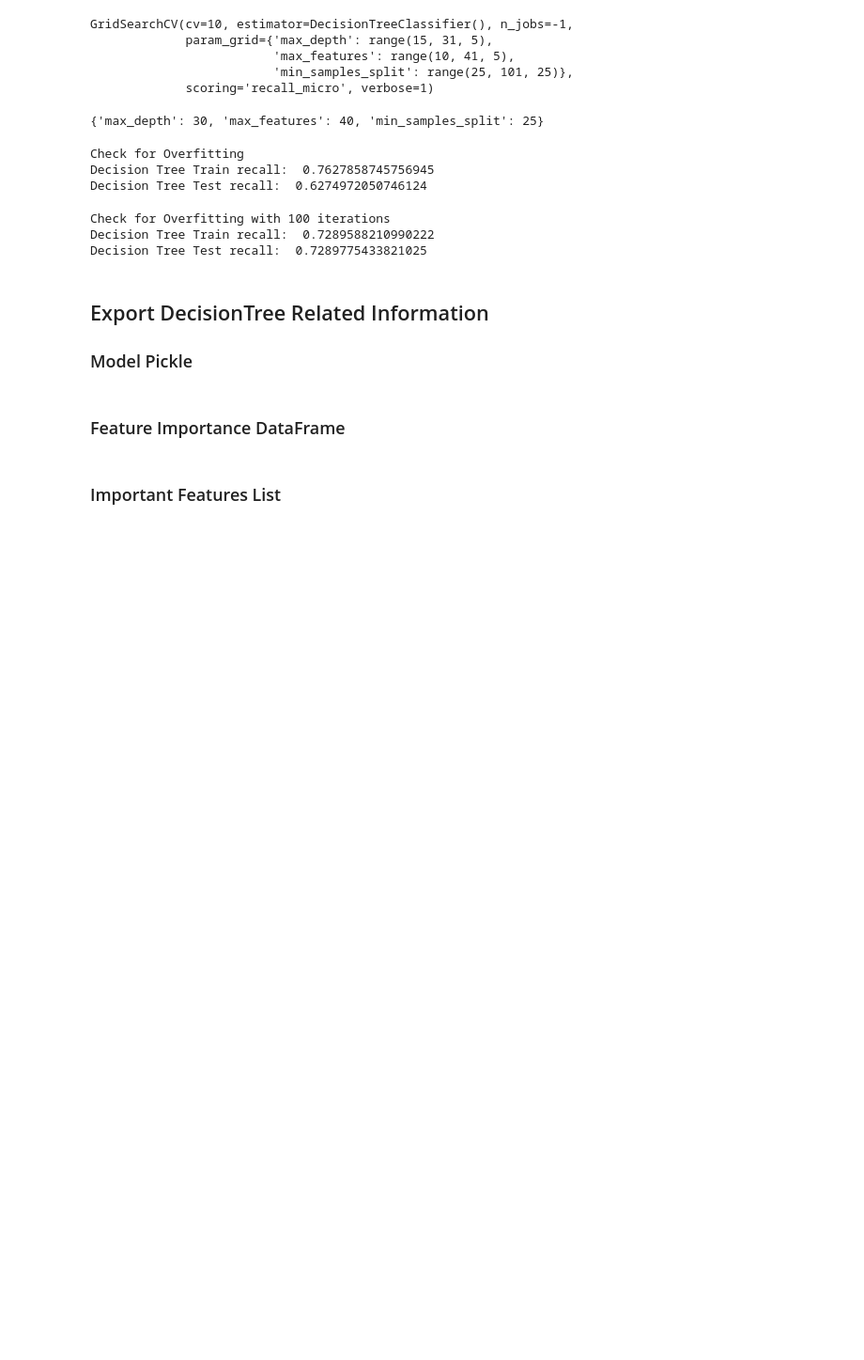
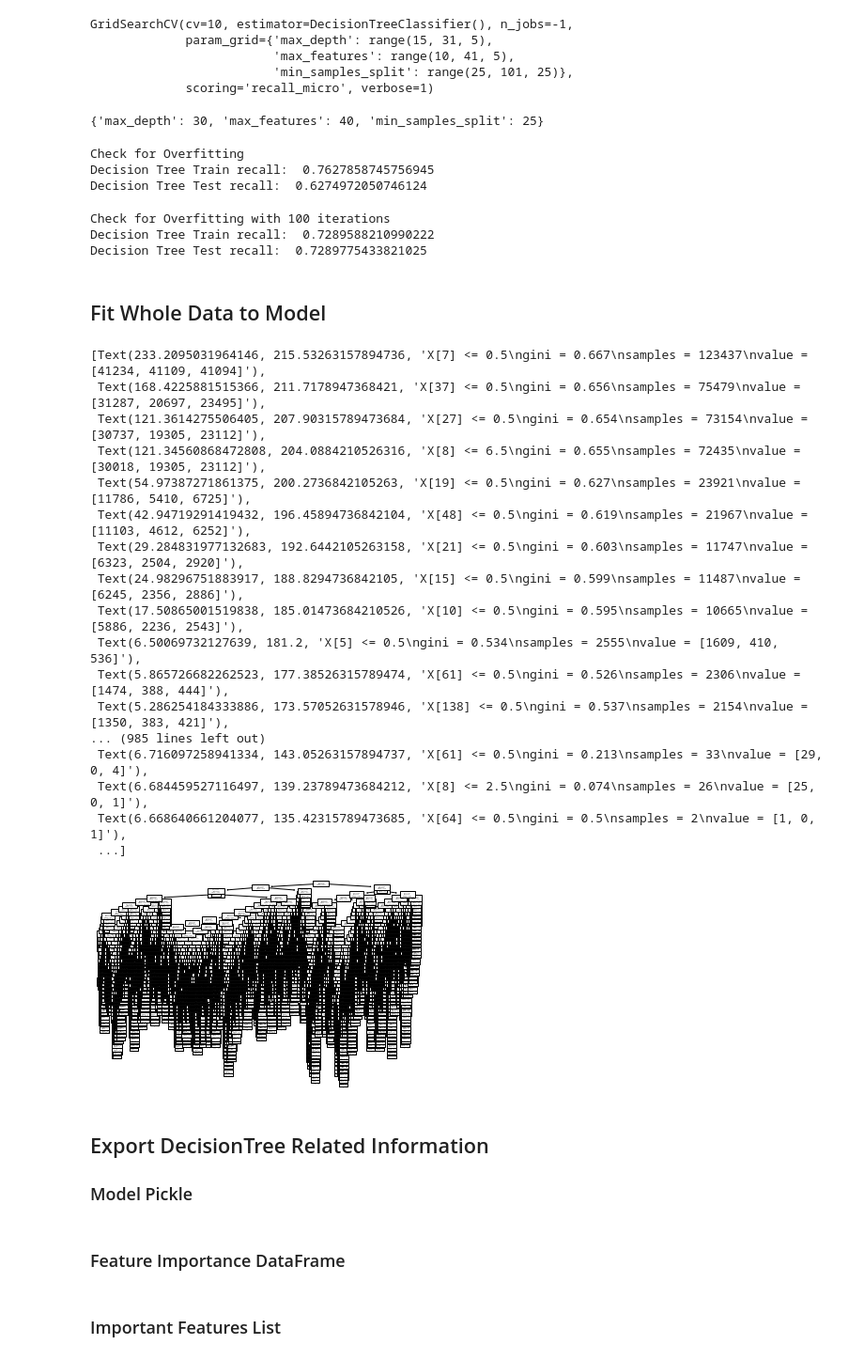
Before and after one commit to yunghanjeong/diabetic_readmission_prediction, a Jupyter notebook: notebooks/diabetes_readmission_model.ipynb, the cells around one changed output. Shown at 94% size. Cells and saved outputs as stored; diff of their text form; code cells hidden in the pictures; blank space fills up the shorter version.

```diff
--- a/notebooks/diabetes_readmission_model.ipynb
+++ b/notebooks/diabetes_readmission_model.ipynb
@@ -323,3 +324,5 @@ print("Decision Tree Test recall: ", test_recall_sum/n)
 Check for Overfitting with 100 iterations
 Decision Tree Train recall:  0.7289588210990222
 Decision Tree Test recall:  0.7289775433821025
+# %% [markdown]
+## Fit Whole Data to Model
@@ -326,3 +331,24 @@ Decision Tree Test recall:  0.7289775433821025
+# %%
+tree.plot_tree(tree_clf)
+# %% [output]
+[Text(233.2095031964146, 215.53263157894736, 'X[7] <= 0.5\ngini = 0.667\nsamples = 123437\nvalue = [41234, 41109, 41094]'),
+ Text(168.4225881515366, 211.7178947368421, 'X[37] <= 0.5\ngini = 0.656\nsamples = 75479\nvalue = [31287, 20697, 23495]'),
+ Text(121.3614275506405, 207.90315789473684, 'X[27] <= 0.5\ngini = 0.654\nsamples = 73154\nvalue = [30737, 19305, 23112]'),
+ Text(121.34560868472808, 204.0884210526316, 'X[8] <= 6.5\ngini = 0.655\nsamples = 72435\nvalue = [30018, 19305, 23112]'),
+ Text(54.97387271861375, 200.2736842105263, 'X[19] <= 0.5\ngini = 0.627\nsamples = 23921\nvalue = [11786, 5410, 6725]'),
+ Text(42.94719291419432, 196.45894736842104, 'X[48] <= 0.5\ngini = 0.619\nsamples = 21967\nvalue = [11103, 4612, 6252]'),
+ Text(29.284831977132683, 192.6442105263158, 'X[21] <= 0.5\ngini = 0.603\nsamples = 11747\nvalue = [6323, 2504, 2920]'),
+ Text(24.98296751883917, 188.8294736842105, 'X[15] <= 0.5\ngini = 0.599\nsamples = 11487\nvalue = [6245, 2356, 2886]'),
+ Text(17.50865001519838, 185.01473684210526, 'X[10] <= 0.5\ngini = 0.595\nsamples = 10665\nvalue = [5886, 2236, 2543]'),
+ Text(6.50069732127639, 181.2, 'X[5] <= 0.5\ngini = 0.534\nsamples = 2555\nvalue = [1609, 410, 536]'),
+ Text(5.865726682262523, 177.38526315789474, 'X[61] <= 0.5\ngini = 0.526\nsamples = 2306\nvalue = [1474, 388, 444]'),
+ Text(5.286254184333886, 173.57052631578946, 'X[138] <= 0.5\ngini = 0.537\nsamples = 2154\nvalue = [1350, 383, 421]'),
+... (985 lines left out)
+ Text(6.716097258941334, 143.05263157894737, 'X[61] <= 0.5\ngini = 0.213\nsamples = 33\nvalue = [29, 0, 4]'),
+ Text(6.684459527116497, 139.23789473684212, 'X[8] <= 2.5\ngini = 0.074\nsamples = 26\nvalue = [25, 0, 1]'),
+ Text(6.668640661204077, 135.42315789473685, 'X[64] <= 0.5\ngini = 0.5\nsamples = 2\nvalue = [1, 0, 1]'),
+ ...]
+[figure, added]
 # %% [markdown]
 ## Export DecisionTree Related Information
 
```
Also changed, not shown: parts of 11 cells of this notebook, 2 other files.
